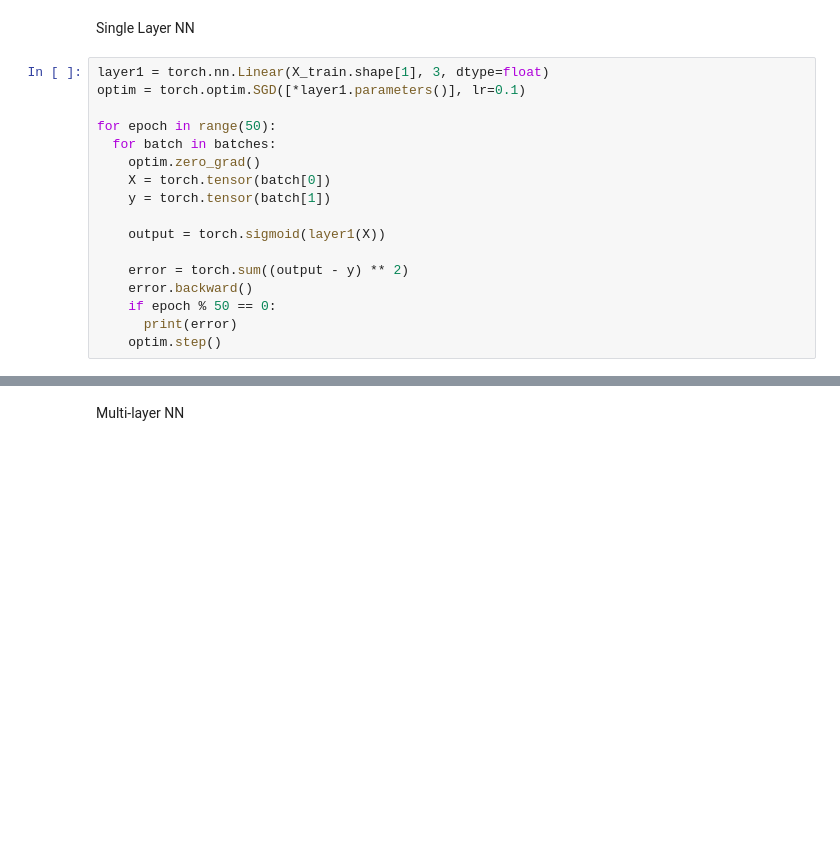
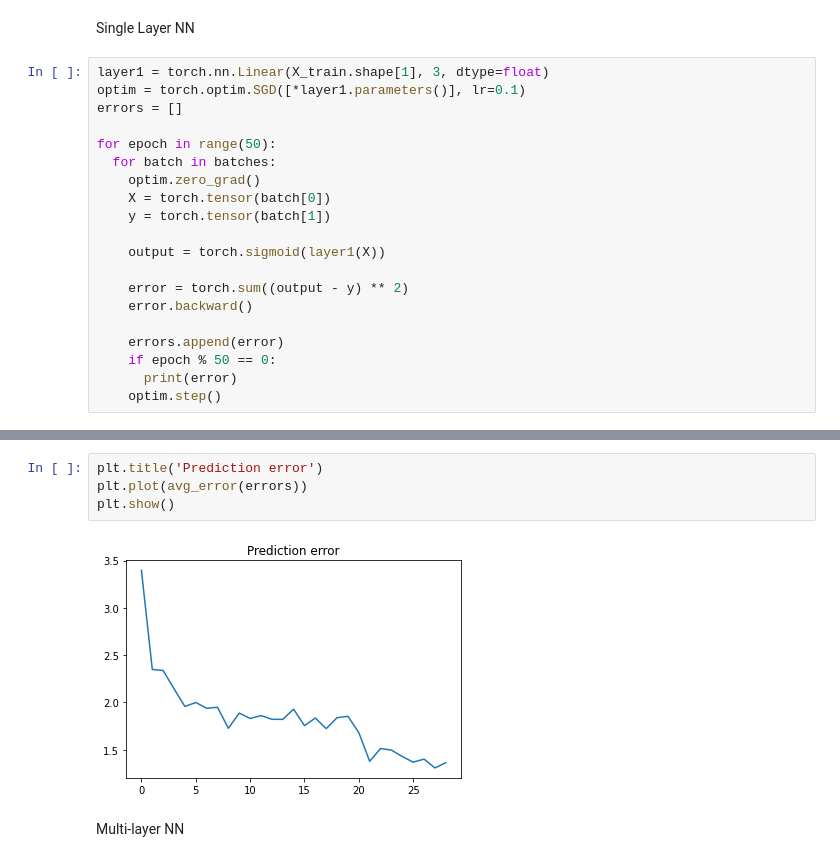
Before and after one commit to philipp-zettl/ml-roadmap, a Jupyter notebook: Machine_Learning/Supervised_Learning/Classification.ipynb, the cells around one changed output, grey strips where cells are left out. Cells and saved outputs as stored; diff of their text form; blank space fills up the shorter version.

```diff
--- a/Machine_Learning/Supervised_Learning/Classification.ipynb
+++ b/Machine_Learning/Supervised_Learning/Classification.ipynb
@@ -561,6 +583,7 @@ Single Layer NN
 # %%
 layer1 = torch.nn.Linear(X_train.shape[1], 3, dtype=float)
 optim = torch.optim.SGD([*layer1.parameters()], lr=0.1)
+errors = []
 
 for epoch in range(50):
   for batch in batches:
@@ -572,6 +595,8 @@ for epoch in range(50):
 
     error = torch.sum((output - y) ** 2)
     error.backward()
+
+    errors.append(error)
     if epoch % 50 == 0:
       print(error)
     optim.step()
@@ -606,3 +631,9 @@ Predicted: 0, Expected: 0
+# %%
+plt.title('Prediction error')
+plt.plot(avg_error(errors))
+plt.show()
+# %% [output]
+[figure, added]
 # %% [markdown]
 Multi-layer NN
 # %%
```
Also changed, not shown: parts of 19 cells of this notebook.
